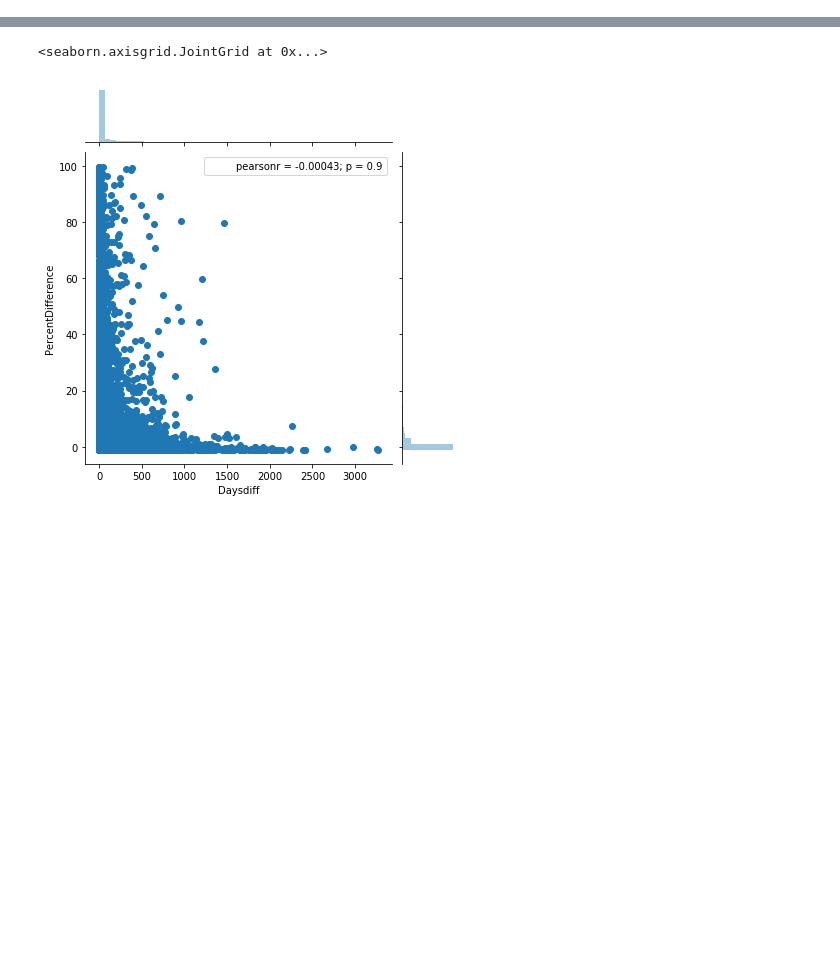
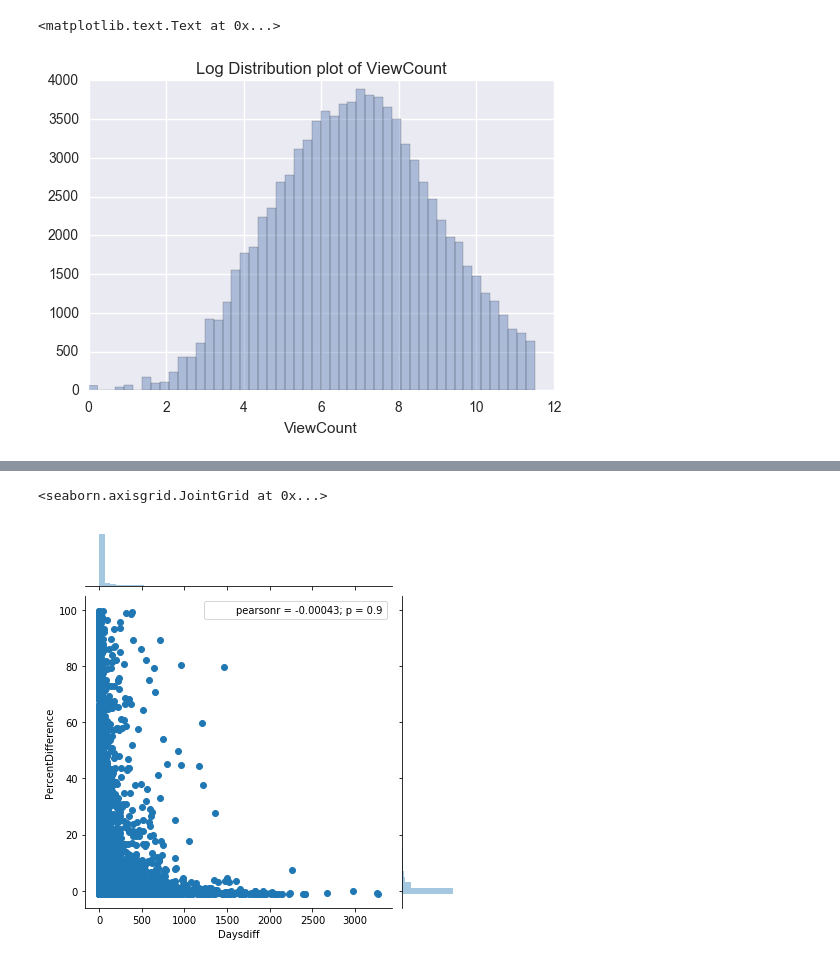
Before and after one commit to allenwang28/YouTube-Virality-Predictor, a Jupyter notebook: notebooks/Data Exploration - Time Based.ipynb, the cells around one changed output, grey strips where cells are left out. Drawn from its saved outputs; the diff is of its cells as text; code cells hidden in the pictures; blank space fills up the shorter version.

```diff
--- a/notebooks/Data Exploration - Time Based.ipynb
+++ b/notebooks/Data Exploration - Time Based.ipynb
@@ -29,3 +45,10 @@ def top_k_percentile_views_mask(df, k):
+# %%
+ax = plt.axes()
+sns.distplot(np.log1p(df['ViewCount']), kde=False)
+ax.set_title('Log Distribution plot of ViewCount')
+# %% [output]
+<matplotlib.text.Text at 0x...>
+[figure, added]
 # %%
 df['PublishedAt'] = pd.to_datetime(df['PublishedAt'], errors='coerce')
 df['PrevPublishedAt'] = pd.to_datetime(df['PrevPublishedAt'], errors='coerce')
```
Also changed, not shown: parts of 23 cells of this notebook.
